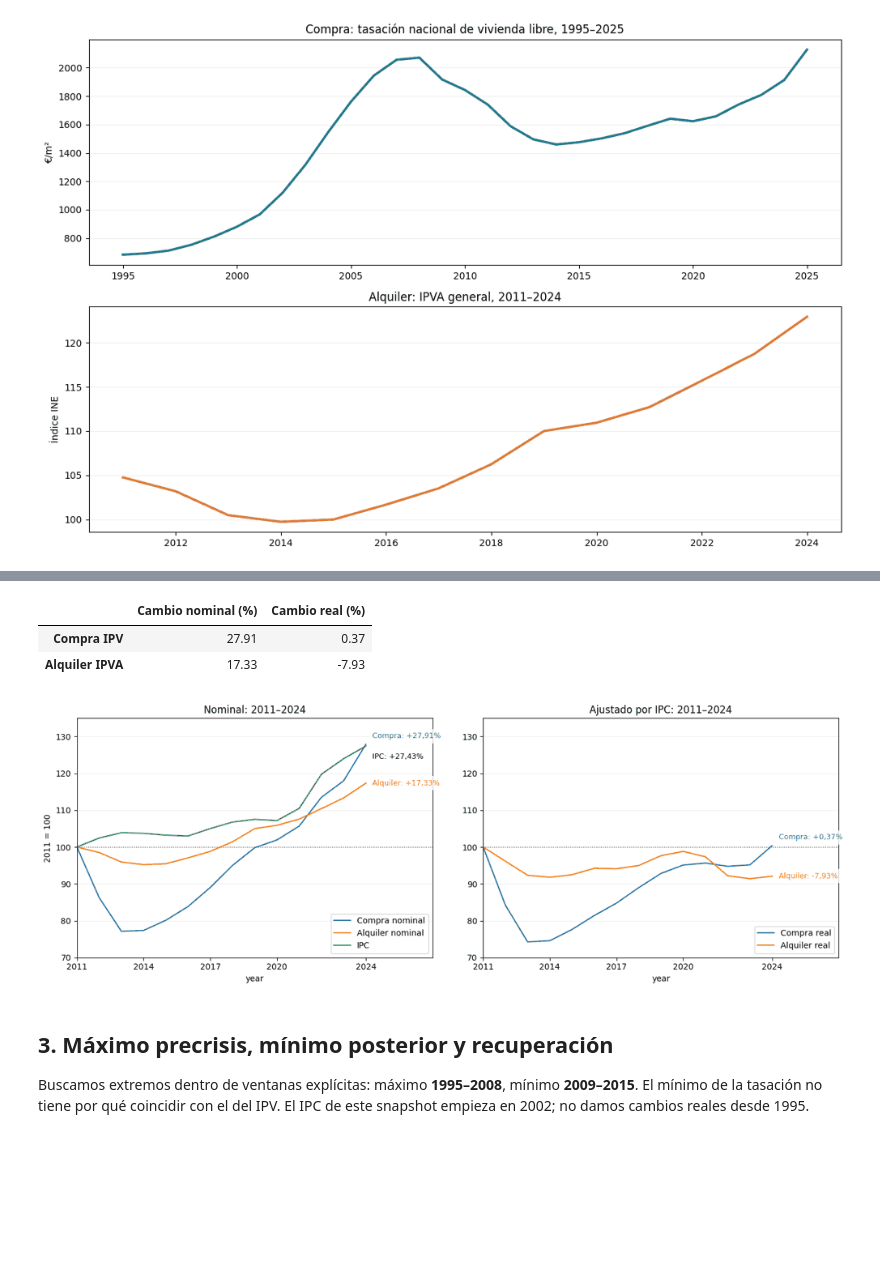
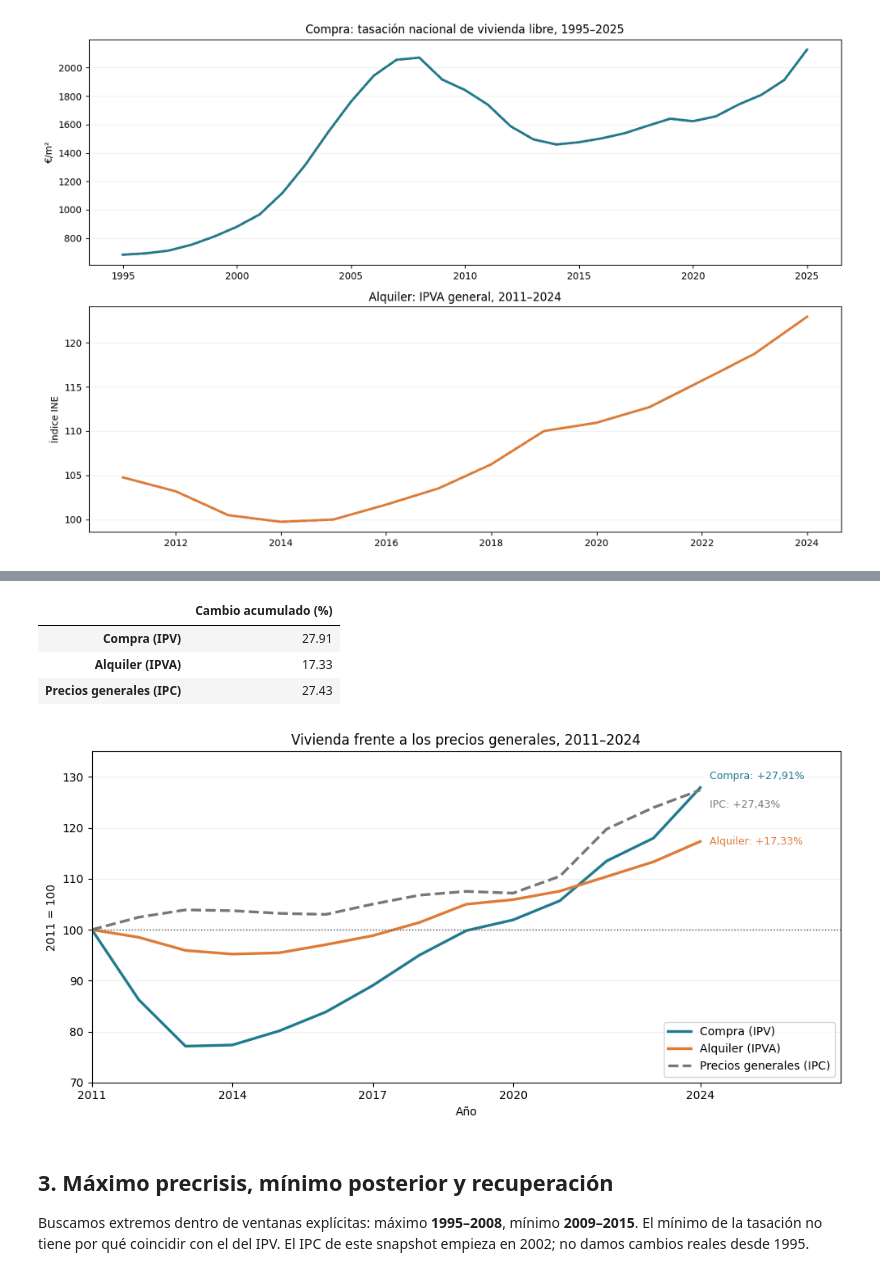
Before and after one commit to lidonmiguel/spain-housing-analysis, a Jupyter notebook: notebooks/01b_price_history.ipynb, the cells around one changed output, grey strips where cells are left out. Drawn from its saved outputs; the diff is of its cells as text; code cells hidden in the pictures; blank space fills up the shorter version.

Commit message:
Simplify housing comparison with general consumer prices

```diff
--- a/notebooks/01b_price_history.ipynb
+++ b/notebooks/01b_price_history.ipynb
@@ -81,53 +82,42 @@ la variación acumulada desde ese año.
 # %%
 years = sorted(set(purchase_index.index) & set(rent_index.index) & set(cpi.index))
 first, last = years[0], years[-1]
 comparison = pd.DataFrame(index=years)
 comparison.index.name = "year"
-comparison["Compra nominal"] = purchase_index.loc[years] / purchase_index.loc[first] * 100
-comparison["Alquiler nominal"] = rent_index.loc[years] / rent_index.loc[first] * 100
-comparison["IPC"] = cpi.loc[years] / cpi.loc[first] * 100
-comparison["Compra real"] = comparison["Compra nominal"] / (comparison["IPC"] / 100)
-comparison["Alquiler real"] = comparison["Alquiler nominal"] / (comparison["IPC"] / 100)
-results = pd.DataFrame({
-    "Cambio nominal (%)": [comparison["Compra nominal"].loc[last] - 100,
-                            comparison["Alquiler nominal"].loc[last] - 100],
-    "Cambio real (%)": [comparison["Compra real"].loc[last] - 100,
-                         comparison["Alquiler real"].loc[last] - 100],
-}, index=["Compra IPV", "Alquiler IPVA"])
+comparison["Compra (IPV)"] = purchase_index.loc[years] / purchase_index.loc[first] * 100
+comparison["Alquiler (IPVA)"] = rent_index.loc[years] / rent_index.loc[first] * 100
+comparison["Precios generales (IPC)"] = cpi.loc[years] / cpi.loc[first] * 100
+results = (comparison.loc[last] - 100).to_frame("Cambio acumulado (%)")
 display(results.round(2))
-fig, axes = plt.subplots(1, 2, figsize=(14, 5), sharey=True)
-comparison[["Compra nominal", "Alquiler nominal", "IPC"]].plot(ax=axes[0])
-comparison[["Compra real", "Alquiler real"]].plot(ax=axes[1])
-for ax, title in zip(axes, ["Nominal", "Ajustado por IPC"]):
-    ax.set(title=f"{title}: {first}–{last}", ylabel=f"{first} = 100")
-    ax.set_ylim(70, 135)
-    ax.set_yticks(range(70, 136, 10))
-    ax.tick_params(axis="y", labelleft=True)
-    ax.set_xlim(first, last + 3)
-    ax.set_xticks([first, 2014, 2017, 2020, last])
-    ax.axhline(100, color="#555", linestyle=":", linewidth=1)
-    ax.grid(axis="y", alpha=0.2)
-    ax.legend(loc="lower right")
-for ax, suffix in zip(axes, ["nominal", "real"]):
-    for label, color, offset in [("Compra", "#1f77b4", 10), ("Alquiler", "#ff7f0e", 0)]:
-        value = comparison.loc[last, f"{label} {suffix}"]
-        pct = f"{value - 100:+.2f}%".replace(".", ",")
-        ax.annotate(f"{label}: {pct}", (last, value), xytext=(8, offset),
-                    textcoords="offset points", color=color, fontsize=9, va="center",
-                    bbox=dict(facecolor="white", edgecolor="none", alpha=0.8))
-inflation = comparison.loc[last, "IPC"]
-pct = f"{inflation - 100:+.2f}%".replace(".", ",")
-axes[0].annotate(f"IPC: {pct}", (last, inflation), xytext=(8, -13),
-                 textcoords="offset points", fontsize=9, va="center",
-                 bbox=dict(facecolor="white", edgecolor="none", alpha=0.8))
+
+fig, ax = plt.subplots(figsize=(10, 5))
+for label, color, offset in [("Compra (IPV)", "#207b8e", 10),
+                             ("Alquiler (IPVA)", "#de7b36", 0),
+                             ("Precios generales (IPC)", "#777", -13)]:
+    ax.plot(comparison.index, comparison[label], label=label, color=color,
+            linewidth=2.4, linestyle="--" if "IPC" in label else "-")
+    value = comparison.loc[last, label]
+    pct = f"{value - 100:+.2f}%".replace(".", ",")
+    name = "IPC" if "IPC" in label else label.split(" (")[0]
+    ax.annotate(f"{name}: {pct}", (last, value), xytext=(8, offset),
+                textcoords="offset points", color=color, fontsize=9, va="center",
+                bbox=dict(facecolor="white", edgecolor="none", alpha=0.8))
+ax.set(title=f"Vivienda frente a los precios generales, {first}–{last}",
+       ylabel=f"{first} = 100", xlabel="Año", ylim=(70, 135), xlim=(first, last + 3))
+ax.set_yticks(range(70, 136, 10))
+ax.set_xticks([first, 2014, 2017, 2020, last])
+ax.axhline(100, color="#555", linestyle=":", linewidth=1)
+ax.grid(axis="y", alpha=0.2)
+ax.legend(loc="lower right")
 fig.tight_layout()
 display(fig)
 plt.close(fig)
 # %% [output]
-|  | Cambio nominal (%) | Cambio real (%) |
-| Compra IPV | 27.91 | 0.37 |
-| Alquiler IPVA | 17.33 | -7.93 |
+|  | Cambio acumulado (%) |
+| Compra (IPV) | 27.91 |
+| Alquiler (IPVA) | 17.33 |
+| Precios generales (IPC) | 27.43 |
-[figure, old version]
+[figure, new version]
 # %% [markdown]
 ## 3. Máximo precrisis, mínimo posterior y recuperación
 
```
Also changed, not shown: parts of 1 cell of this notebook, 3 other files.
